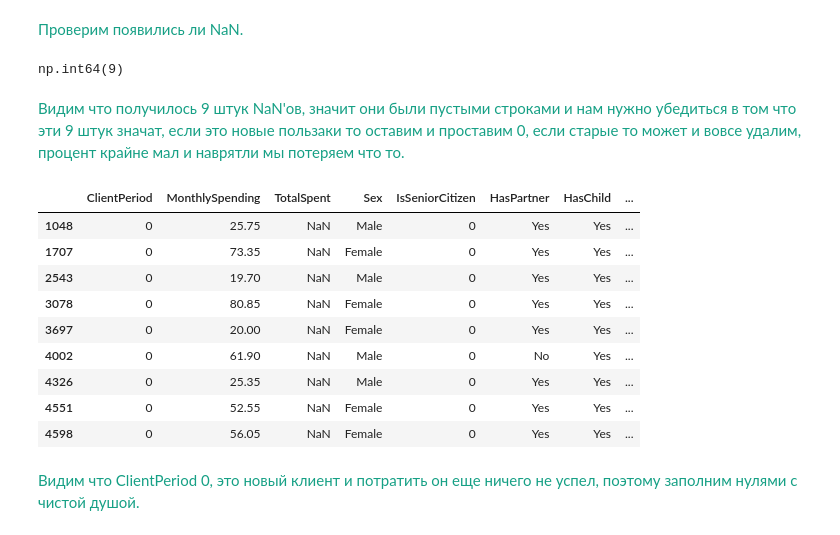
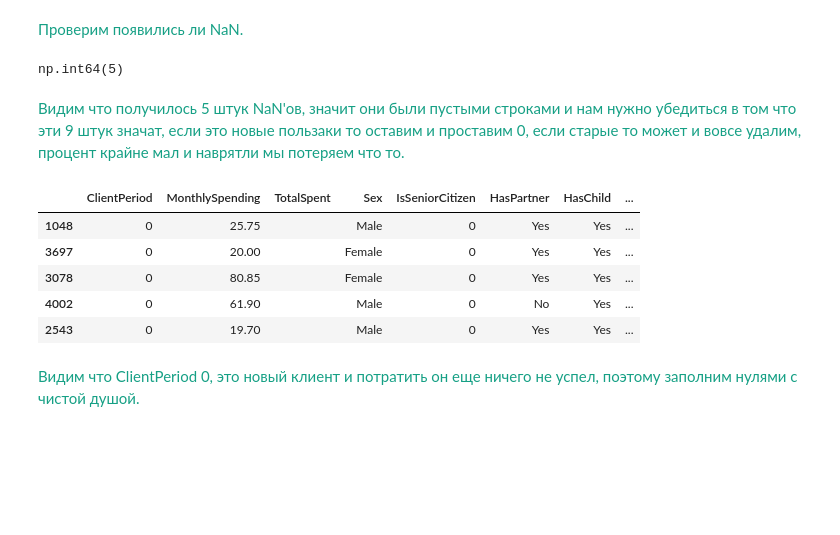
Before and after one commit to blckvia/DeepLearningSchool, a Jupyter notebook: week_03_composition_model_selection/Homework/hw_3_kaggle.ipynb, the cells around one changed output. Cells and saved outputs as stored; diff of their text form; code cells hidden in the pictures; blank space fills up the shorter version.

```diff
--- a/week_03_composition_model_selection/Homework/hw_3_kaggle.ipynb
+++ b/week_03_composition_model_selection/Homework/hw_3_kaggle.ipynb
@@ -120,0 +119,6 @@ data = pd.read_csv('./train.csv')
+# %%
+from sklearn.model_selection import train_test_split
+
+data = pd.read_csv('./train.csv')
+data_test = pd.read_csv('./test.csv')
+data_train, data_valid = train_test_split(data, test_size=0.3, random_state=92)
@@ -225,24 +248,24 @@ data['TotalSpent'] = pd.to_numeric(data['TotalSpent'], errors='coerce')
+# %%
+data_train['TotalSpent'] = pd.to_numeric(data_train['TotalSpent'], errors='coerce')
+data_valid['TotalSpent'] = pd.to_numeric(data_valid['TotalSpent'], errors='coerce')
+data_test['TotalSpent'] = pd.to_numeric(data_test['TotalSpent'], errors='coerce')
 # %% [markdown]
 <font color="#16A085">Проверим появились ли NaN.</font>
 # %%
-data['TotalSpent'].isna().sum()
+data_train['TotalSpent'].isna().sum()
 # %% [output]
-np.int64(9)
+np.int64(5)
 # %% [markdown]
-<font color="#16A085">Видим что получилось 9 штук NaN'ов, значит они были пустыми строками и нам нужно убедиться в том что эти 9 штук значат, если это новые пользаки то оставим и проставим 0, если старые то может и вовсе удалим, процент крайне мал и наврятли мы потеряем что то.</font>
+<font color="#16A085">Видим что получилось 5 штук NaN'ов, значит они были пустыми строками и нам нужно убедиться в том что эти 9 штук значат, если это новые пользаки то оставим и проставим 0, если старые то может и вовсе удалим, процент крайне мал и наврятли мы потеряем что то.</font>
 # %%
-nan_idx = data[data['TotalSpent'].isna()].index
+nan_idx = data_train[data_train['TotalSpent'].isna()].index
 data.loc[nan_idx]
 # %% [output]
 |  | ClientPeriod | MonthlySpending | TotalSpent | Sex | IsSeniorCitizen | HasPartner | HasChild | ... |
-| 1048 | 0 | 25.75 | NaN | Male | 0 | Yes | Yes | ... |
-| 1707 | 0 | 73.35 | NaN | Female | 0 | Yes | Yes | ... |
-| 2543 | 0 | 19.70 | NaN | Male | 0 | Yes | Yes | ... |
-| 3078 | 0 | 80.85 | NaN | Female | 0 | Yes | Yes | ... |
-| 3697 | 0 | 20.00 | NaN | Female | 0 | Yes | Yes | ... |
-| 4002 | 0 | 61.90 | NaN | Male | 0 | No | Yes | ... |
-| 4326 | 0 | 25.35 | NaN | Male | 0 | Yes | Yes | ... |
-| 4551 | 0 | 52.55 | NaN | Female | 0 | Yes | Yes | ... |
-| 4598 | 0 | 56.05 | NaN | Female | 0 | Yes | Yes | ... |
+| 1048 | 0 | 25.75 |  | Male | 0 | Yes | Yes | ... |
+| 3697 | 0 | 20.00 |  | Female | 0 | Yes | Yes | ... |
+| 3078 | 0 | 80.85 |  | Female | 0 | Yes | Yes | ... |
+| 4002 | 0 | 61.90 |  | Male | 0 | No | Yes | ... |
+| 2543 | 0 | 19.70 |  | Male | 0 | Yes | Yes | ... |
 # %% [markdown]
 <font color="#16A085">Видим что ClientPeriod 0, это новый клиент и потратить он еще ничего не успел, поэтому заполним нулями с чистой душой.</font>
```
Also changed, not shown: parts of 67 cells of this notebook.
